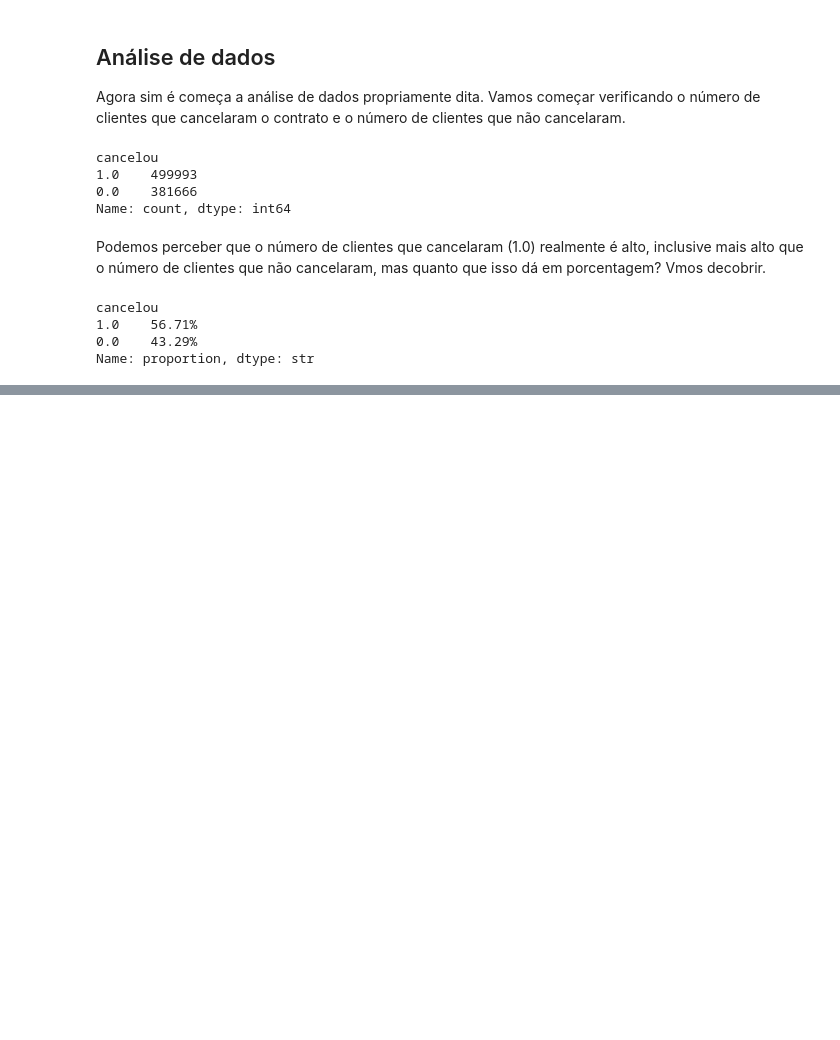
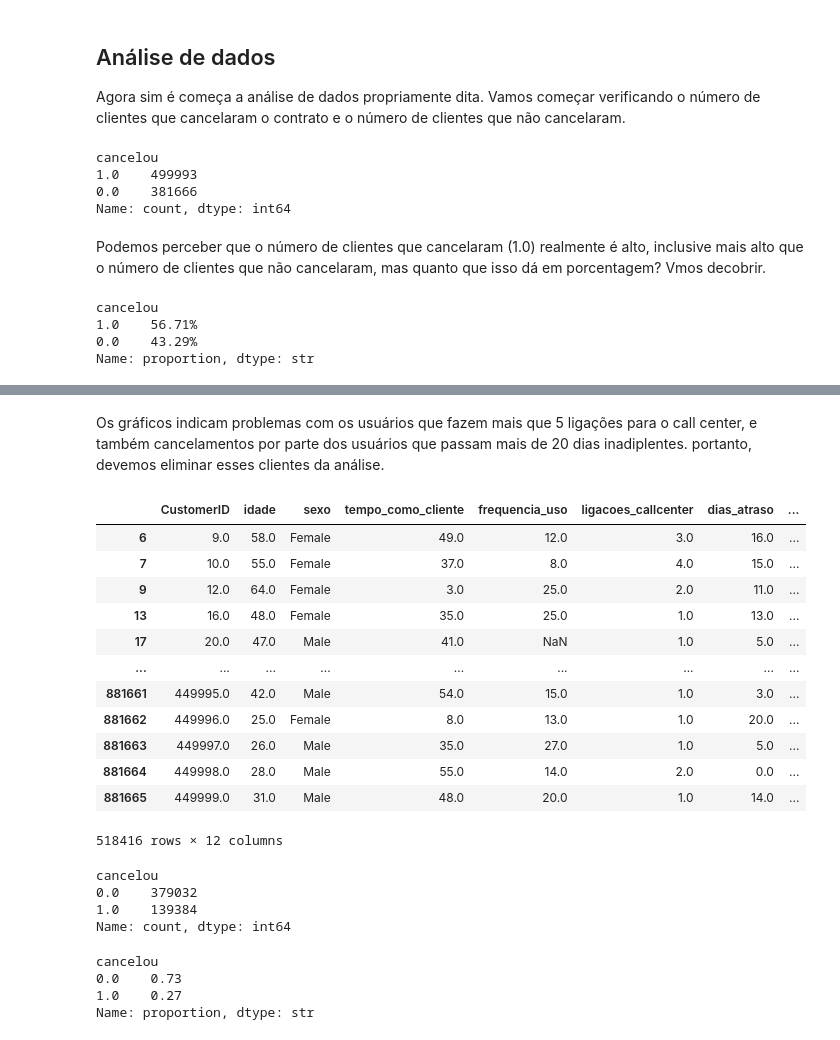
Before and after one commit to Vinicius-113/desenvolvedor_python_qua.544.003, a Jupyter notebook: parte06-notebooks/03_cancelamentos/cancelamentos.ipynb, the cells around one changed output, grey strips where cells are left out. Cells and saved outputs as stored; diff of their text form; code cells hidden in the pictures; blank space fills up the shorter version.

```diff
--- a/parte06-notebooks/03_cancelamentos/cancelamentos.ipynb
+++ b/parte06-notebooks/03_cancelamentos/cancelamentos.ipynb
@@ -109,0 +184,30 @@ Name: proportion, dtype: str
+# %% [markdown]
+Os gráficos indicam problemas com os usuários que fazem mais que 5 ligações para o call center, e também cancelamentos por parte dos usuários que passam mais de 20 dias inadiplentes. portanto, devemos eliminar esses clientes da análise.
+# %%
+tabela =tabela[tabela["ligacoes_callcenter"] < 5]
+tabela = tabela[tabela["dias_atraso"] <= 20]
+display(tabela)
+display(tabela["cancelou"].value_counts())
+display(tabela["cancelou"].value_counts(normalize=True).map("{:.2f}".format))
+# %% [output]
+|  | CustomerID | idade | sexo | tempo_como_cliente | frequencia_uso | ligacoes_callcenter | dias_atraso | ... |
+| 6 | 9.0 | 58.0 | Female | 49.0 | 12.0 | 3.0 | 16.0 | ... |
+| 7 | 10.0 | 55.0 | Female | 37.0 | 8.0 | 4.0 | 15.0 | ... |
+| 9 | 12.0 | 64.0 | Female | 3.0 | 25.0 | 2.0 | 11.0 | ... |
+| 13 | 16.0 | 48.0 | Female | 35.0 | 25.0 | 1.0 | 13.0 | ... |
+| 17 | 20.0 | 47.0 | Male | 41.0 | NaN | 1.0 | 5.0 | ... |
+| ... | ... | ... | ... | ... | ... | ... | ... | ... |
+| 881661 | 449995.0 | 42.0 | Male | 54.0 | 15.0 | 1.0 | 3.0 | ... |
+| 881662 | 449996.0 | 25.0 | Female | 8.0 | 13.0 | 1.0 | 20.0 | ... |
+| 881663 | 449997.0 | 26.0 | Male | 35.0 | 27.0 | 1.0 | 5.0 | ... |
+| 881664 | 449998.0 | 28.0 | Male | 55.0 | 14.0 | 2.0 | 0.0 | ... |
+| 881665 | 449999.0 | 31.0 | Male | 48.0 | 20.0 | 1.0 | 14.0 | ... |
+518416 rows × 12 columns
+cancelou
+0.0    379032
+1.0    139384
+Name: count, dtype: int64
+cancelou
+0.0    0.73
+1.0    0.27
+Name: proportion, dtype: str
```
Also changed, not shown: parts of 9 cells of this notebook, 1 other file.
